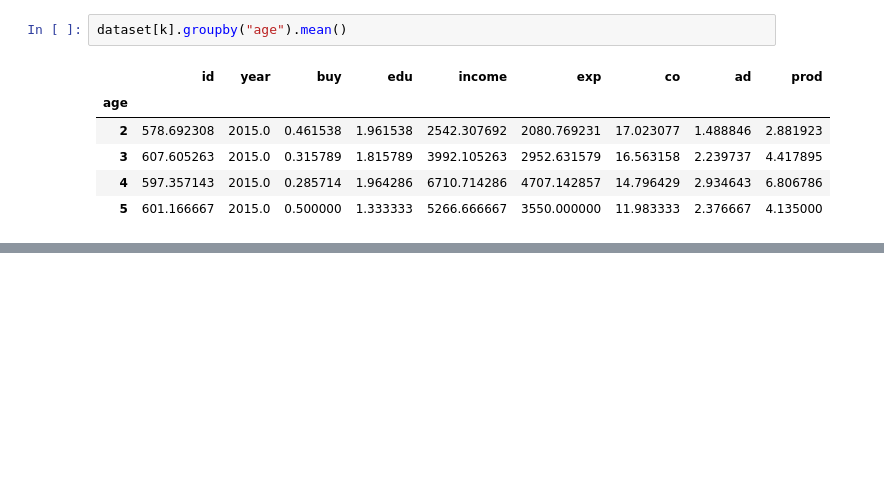
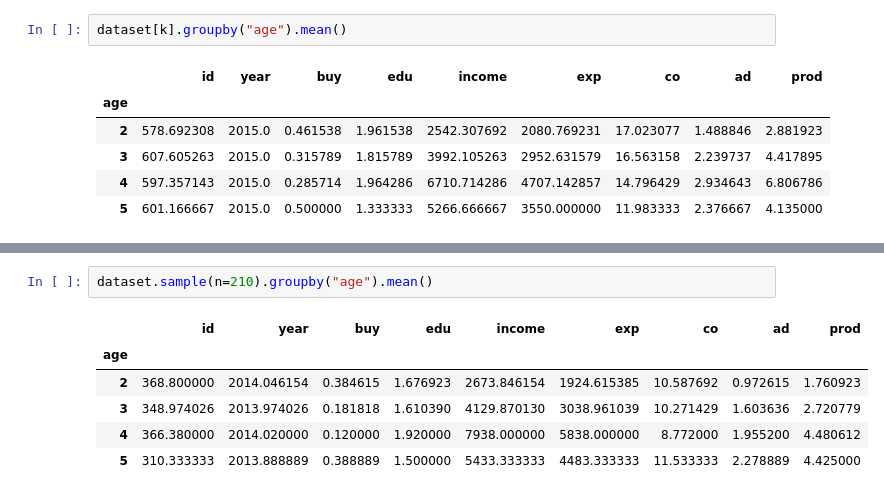
Before and after one commit to chanwoo2307/green, a Jupyter notebook: _notebooks/Untitled.ipynb, the cells around one changed output, grey strips where cells are left out. Saved outputs shown, nothing was run; the diff lists cells and outputs as text; blank space fills up the shorter version.

```diff
--- a/_notebooks/Untitled.ipynb
+++ b/_notebooks/Untitled.ipynb
@@ -183,0 +195,9 @@ dataset[k].groupby("age").mean()
+# %%
+dataset.sample(n=210).groupby("age").mean()
+# %% [output]
+|  | id | year | buy | edu | income | exp | co | ad | prod |
+| age |  |  |  |  |  |  |  |  |  |
+| 2 | 368.800000 | 2014.046154 | 0.384615 | 1.676923 | 2673.846154 | 1924.615385 | 10.587692 | 0.972615 | 1.760923 |
+| 3 | 348.974026 | 2013.974026 | 0.181818 | 1.610390 | 4129.870130 | 3038.961039 | 10.271429 | 1.603636 | 2.720779 |
+| 4 | 366.380000 | 2014.020000 | 0.120000 | 1.920000 | 7938.000000 | 5838.000000 | 8.772000 | 1.955200 | 4.480612 |
+| 5 | 310.333333 | 2013.888889 | 0.388889 | 1.500000 | 5433.333333 | 4483.333333 | 11.533333 | 2.278889 | 4.425000 |
```
Also changed, not shown: parts of 11 cells of this notebook.
